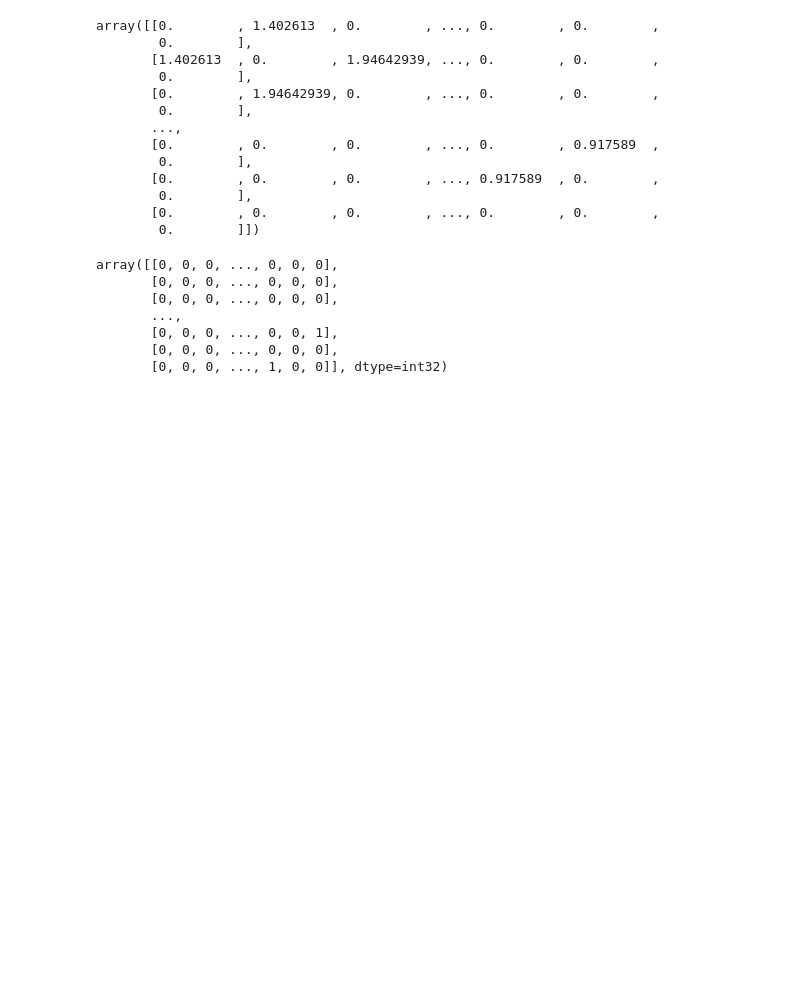
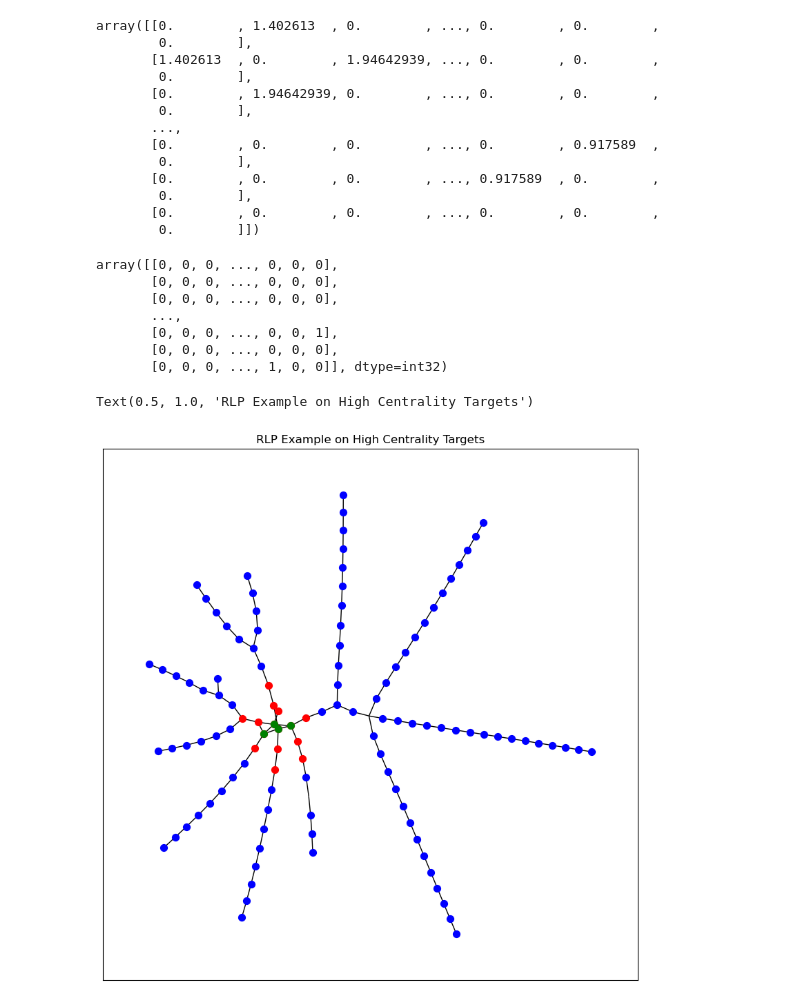
Before and after one commit to MarkusG/math-168-project, a Jupyter notebook: PresentationStuff/reuben_weighted_edges.ipynb, the cells around one changed output. Saved outputs shown, nothing was run; the diff lists cells and outputs as text; code cells hidden in the pictures; blank space fills up the shorter version.

```diff
--- a/PresentationStuff/reuben_weighted_edges.ipynb
+++ b/PresentationStuff/reuben_weighted_edges.ipynb
@@ -627,3 +628,40 @@ array([[0, 0, 0, ..., 0, 0, 0],
        [0, 0, 0, ..., 0, 0, 1],
        [0, 0, 0, ..., 0, 0, 0],
        [0, 0, 0, ..., 1, 0, 0]], dtype=int32)
+# %%
+care_about = ['State', 'Government Center', 'Downtown Crossing', 'Park Street']
+
+# get f
+f = np.zeros((1,len(NL)))
+busy_station_indices = station_id_to_index(care_about)
+for i in busy_station_indices:
+    f[0][i[1]] = 1
+
+# Get adjacency matrix
+A_stadium = nx.adjacency_matrix(network3)
+A_stadium = A_stadium.toarray()
+
+# epsilon
+epsilon = 0.1
+
+
+# Calculate
+get_ranked_stations(rlp(f, A_stadium, epsilon, 3))
+
+# Get the top 6 stations
+important_stations = list(get_ranked_stations(rlp(f, A_stadium, epsilon, 3)))[:15]
+# The Stations we care about
+care_about
+# remaining stations
+remaining_nodes = list(set(network3.nodes()) - set(important_stations) - set(Destination_station_ids))
+
+fig = plt.figure(figsize=(10, 10))
+layout = nx.kamada_kawai_layout(network)
+nx.draw_networkx_nodes(network3, layout, nodelist=important_stations, node_color='red', node_size=50)
+nx.draw_networkx_nodes(network3, layout, nodelist=care_about, node_color='green', node_size=50)
+nx.draw_networkx_nodes(network3, layout, nodelist=remaining_nodes, node_color='blue', node_size=50)
+nx.draw_networkx_edges(network3, layout)
+plt.title("RLP Example on High Centrality Targets")
+# %% [output]
+Text(0.5, 1.0, 'RLP Example on High Centrality Targets')
+[figure, added]
```
Also changed, not shown: parts of 1 cell of this notebook.
